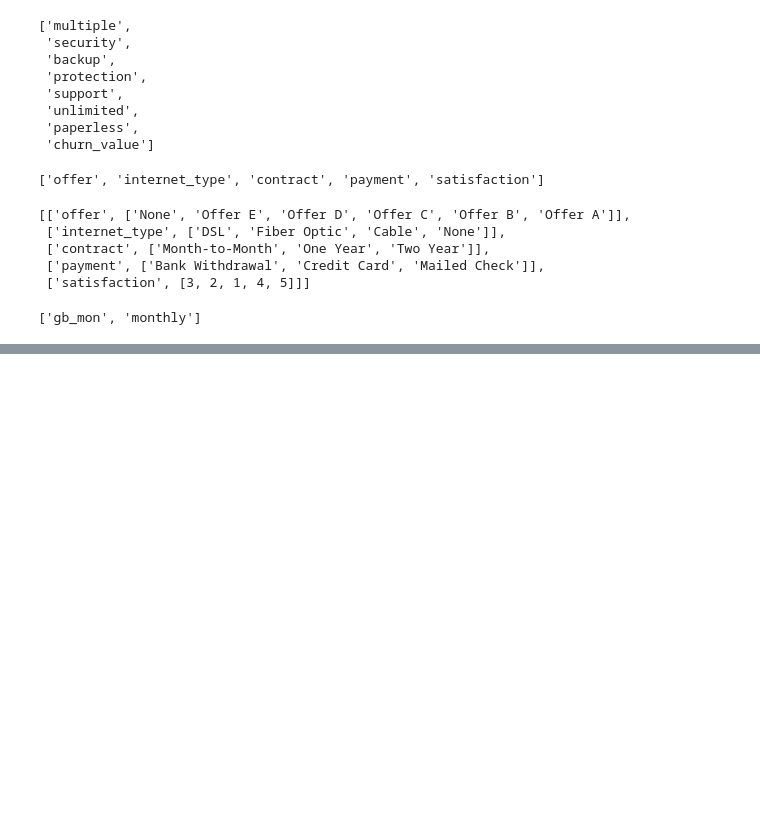
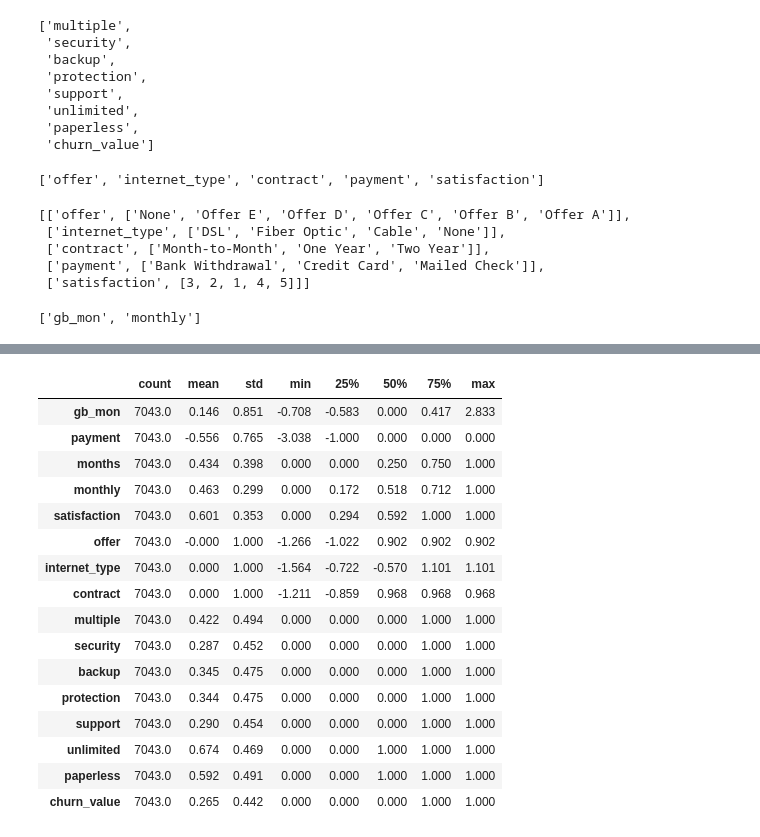
Before and after one commit to ipekgulsencelik/Python_Bootcamp, a Jupyter notebook: 04_Machine_Learning/03_KNN.ipynb, the cells around one changed output, grey strips where cells are left out. Drawn from its saved outputs; the diff is of its cells as text; code cells hidden in the pictures; blank space fills up the shorter version.

```diff
--- a/04_Machine_Learning/03_KNN.ipynb
+++ b/04_Machine_Learning/03_KNN.ipynb
@@ -203,0 +357,41 @@ numeric_variables # Sayısal değişkenlerin listesini gösterir. Bu liste, veri
+# %%
+# pipeline, veri ön işleme adımlarını düzenli ve okunabilir bir şekilde uygulamak için kullanılan bir yapıdır.
+
+robust_cols = ['gb_mon', 'payment'] # Aykırı değerlere duyarlı olan sayısal sütunları tanımlar. Bu sütunlar, aykırı değerlerin etkisini azaltmak için RobustScaler ile ölçeklendirilecektir.
+min_max_cols = ['months', 'monthly', 'satisfaction'] # Aykırı değerlere duyarlı olmayan sayısal sütunları tanımlar. Bu sütunlar, MinMaxScaler ile ölçeklendirilecektir.
+standard_cols = ['offer', 'internet_type', 'contract'] # Aykırı değerlere duyarlı olmayan sayısal sütunları tanımlar. Bu sütunlar, StandardScaler ile ölçeklendirilecektir.
+
+# ColumnTransformer, farklı sütunlara farklı ölçeklendirme yöntemleri uygulamak için kullanılır.
+preprocessor = ColumnTransformer(
+    transformers=[
+        ('robust', RobustScaler(), robust_cols), # 'robust' adı verilen bir transformer, RobustScaler'ı robust_cols listesinde belirtilen sütunlara uygular.
+        ('minmax', MinMaxScaler(), min_max_cols), # 'minmax' adı verilen bir transformer, MinMaxScaler'ı min_max_cols listesinde belirtilen sütunlara uygular.
+        ('standard', StandardScaler(), standard_cols), # 'standard' adı verilen bir transformer, StandardScaler'ı standard_cols listesinde belirtilen sütunlara uygular.
+    ], # transformers parametresi, her bir ölçeklendirme yöntemini ve bu yöntemin uygulanacağı sütunları tanımlar.
+    remainder='passthrough' # transformers parametresinde belirtilmeyen sütunların orijinal hallerini koruyarak işlem görmeden geçmesini sağlar. Bu, sadece belirli sütunlara ölçeklendirme uygulamak istediğimiz durumlarda kullanışlıdır.
+)
+
+# RobustScaler, aykırı değerlere duyarlı olan sütunlar için kullanılır ve bu sütunlardaki aykırı değerlerin etkisini azaltır.
+# MinMaxScaler, veriyi 0 ile 1 arasında ölçeklendirir ve bu sütunlarda aykırı değerlerin etkisi daha azdır.
+# StandardScaler, veriyi ortalaması 0 ve standart sapması 1 olacak şekilde ölçeklendirir ve bu sütunlarda aykırı değerlerin etkisi daha azdır.
+
+# Bu yapı, veri setindeki farklı türdeki sayısal sütunlara uygun ölçeklendirme yöntemlerini uygulamamıza olanak tanır ve modelin performansını artırabilir.
+
+scaled_data = preprocessor.fit_transform(df) # Veriyi ölçeklendirir.
+# fit_transform() yöntemi, önce veriye uyum sağlar (fit) ve ardından veriyi dönüştürür (transform).
+# %%
+scaled_columns = robust_cols + min_max_cols + standard_cols # Ölçeklendirme uygulanan sütunların adlarını birleştirir.
+# Bu, ölçeklendirme işlemi sonucunda hangi sütunların dönüştürüldüğünü takip etmek için önemlidir.
+
+new_columns = (
+    scaled_columns +
+    [col for col in df.columns if col not in scaled_columns]
+) # Yeni sütun adlarını oluşturur.
+# scaled_columns listesinde yer alan sütun adlarını öncelikli olarak ekler ve ardından scaled_columns listesinde yer almayan diğer sütunları ekler.
+
+scaled_df = pd.DataFrame(
+    data=scaled_data,
+    columns=new_columns
+) # Ölçeklendirilmiş veriyi yeni bir DataFrame'e dönüştürür.
+
+scaled_df.head()
@@ -203,0 +405,20 @@ numeric_variables # Sayısal değişkenlerin listesini gösterir. Bu liste, veri
+# %%
+round(scaled_df.describe().T, 3) # Ölçeklendirilmiş verinin temel istatistiklerini gösterir. round() fonksiyonu, istatistiklerin daha okunabilir olması için sonuçları 3 ondalık basamağa yuvarlar.
+# %% [output]
+|  | count | mean | std | min | 25% | 50% | 75% | max |
+| gb_mon | 7043.0 | 0.146 | 0.851 | -0.708 | -0.583 | 0.000 | 0.417 | 2.833 |
+| payment | 7043.0 | -0.556 | 0.765 | -3.038 | -1.000 | 0.000 | 0.000 | 0.000 |
+| months | 7043.0 | 0.434 | 0.398 | 0.000 | 0.000 | 0.250 | 0.750 | 1.000 |
+| monthly | 7043.0 | 0.463 | 0.299 | 0.000 | 0.172 | 0.518 | 0.712 | 1.000 |
+| satisfaction | 7043.0 | 0.601 | 0.353 | 0.000 | 0.294 | 0.592 | 1.000 | 1.000 |
+| offer | 7043.0 | -0.000 | 1.000 | -1.266 | -1.022 | 0.902 | 0.902 | 0.902 |
+| internet_type | 7043.0 | 0.000 | 1.000 | -1.564 | -0.722 | -0.570 | 1.101 | 1.101 |
+| contract | 7043.0 | 0.000 | 1.000 | -1.211 | -0.859 | 0.968 | 0.968 | 0.968 |
+| multiple | 7043.0 | 0.422 | 0.494 | 0.000 | 0.000 | 0.000 | 1.000 | 1.000 |
+| security | 7043.0 | 0.287 | 0.452 | 0.000 | 0.000 | 0.000 | 1.000 | 1.000 |
+| backup | 7043.0 | 0.345 | 0.475 | 0.000 | 0.000 | 0.000 | 1.000 | 1.000 |
+| protection | 7043.0 | 0.344 | 0.475 | 0.000 | 0.000 | 0.000 | 1.000 | 1.000 |
+| support | 7043.0 | 0.290 | 0.454 | 0.000 | 0.000 | 0.000 | 1.000 | 1.000 |
+| unlimited | 7043.0 | 0.674 | 0.469 | 0.000 | 0.000 | 1.000 | 1.000 | 1.000 |
+| paperless | 7043.0 | 0.592 | 0.491 | 0.000 | 0.000 | 1.000 | 1.000 | 1.000 |
+| churn_value | 7043.0 | 0.265 | 0.442 | 0.000 | 0.000 | 0.000 | 1.000 | 1.000 |
```
Also changed, not shown: parts of 17 cells of this notebook.
